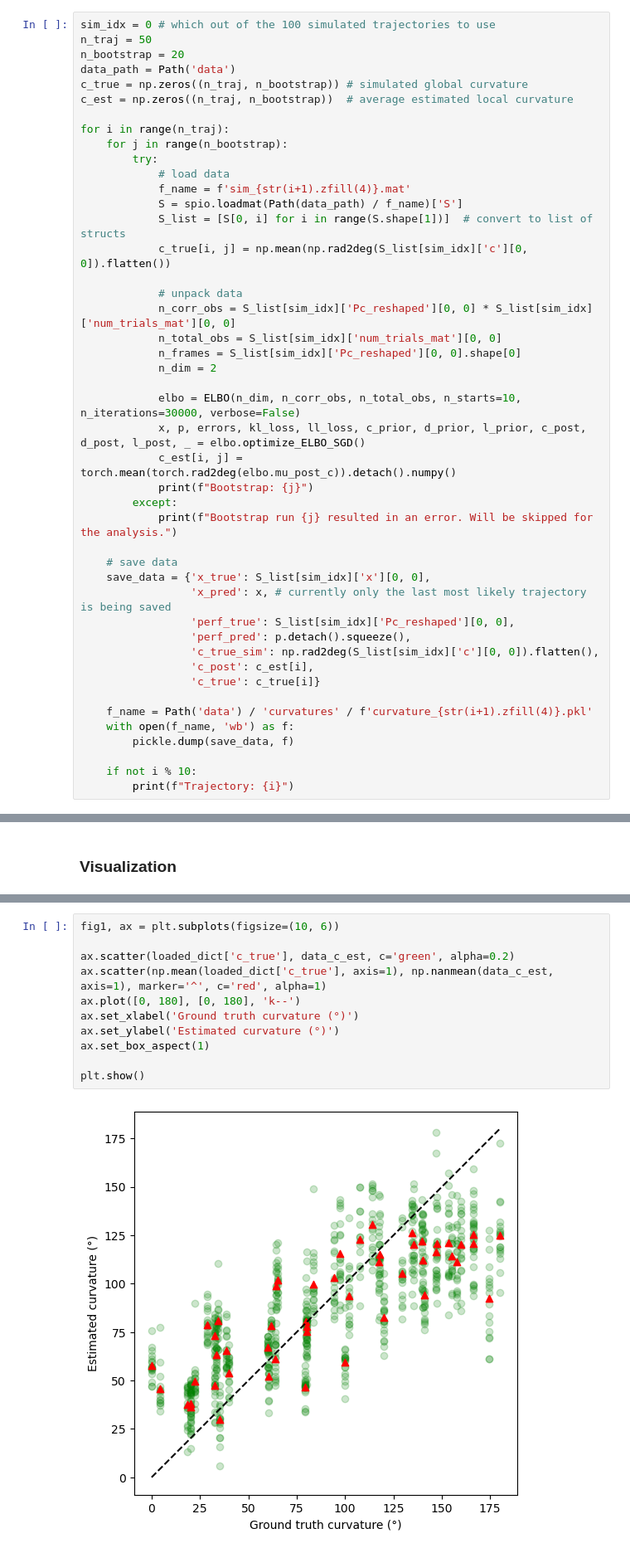
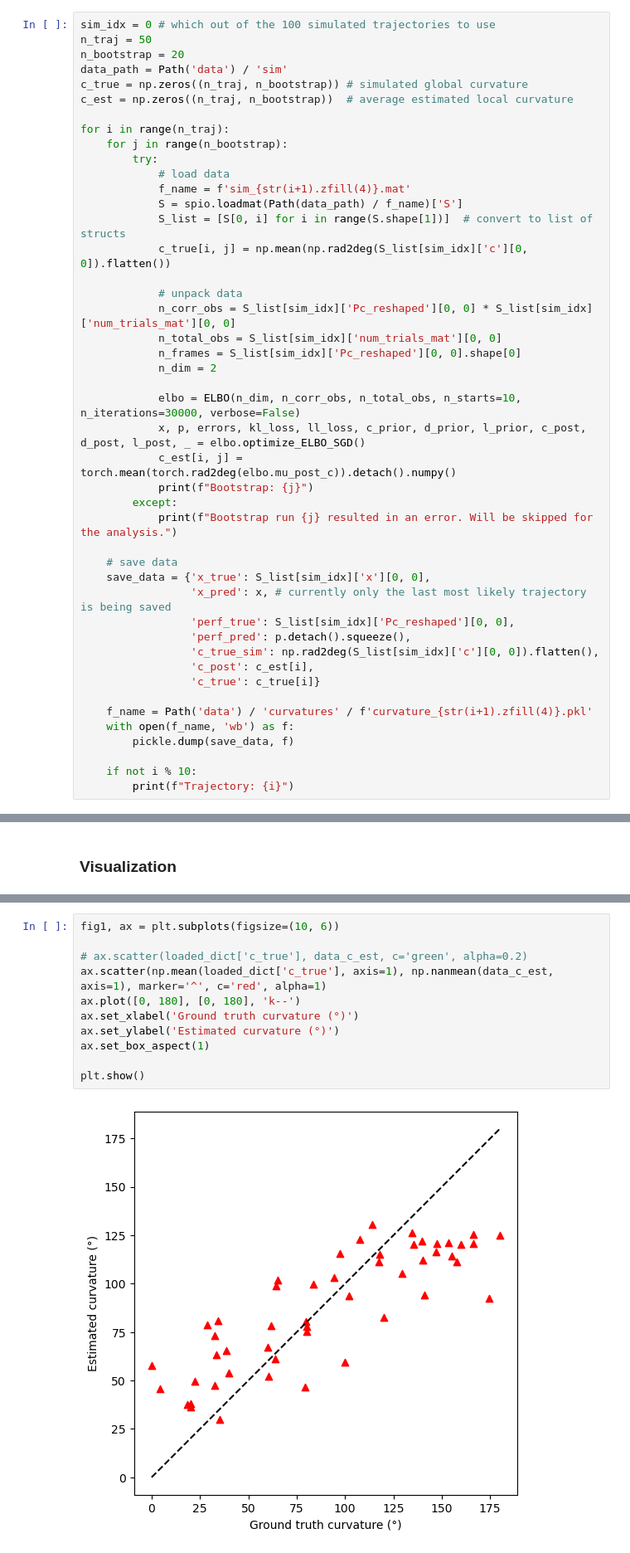
Before and after one commit to nguyen-td/perceptual-straightening, a Jupyter notebook: main_recovery.ipynb, the cells around one changed output, grey strips where cells are left out. Shown at 83% size. Drawn from its saved outputs; the diff is of its cells as text.

Commit message:
change initialization of posterior, add real data analysis

```diff
--- a/main_recovery.ipynb
+++ b/main_recovery.ipynb
@@ -14,7 +14,7 @@ from modules.elbo import ELBO
 sim_idx = 0 # which out of the 100 simulated trajectories to use
 n_traj = 50
 n_bootstrap = 20
-data_path = Path('data')
+data_path = Path('data') / 'sim'
 c_true = np.zeros((n_traj, n_bootstrap)) # simulated global curvature
 c_est = np.zeros((n_traj, n_bootstrap))  # average estimated local curvature
 
@@ -141,13 +141,13 @@ for ifail in range(len(failed_trials)):
 # %%
 fig1, ax = plt.subplots(figsize=(10, 6))
 
-ax.scatter(loaded_dict['c_true'], data_c_est, c='green', alpha=0.2)
+# ax.scatter(loaded_dict['c_true'], data_c_est, c='green', alpha=0.2)
 ax.scatter(np.mean(loaded_dict['c_true'], axis=1), np.nanmean(data_c_est, axis=1), marker='^', c='red', alpha=1)
 ax.plot([0, 180], [0, 180], 'k--')
 ax.set_xlabel('Ground truth curvature (°)')
 ax.set_ylabel('Estimated curvature (°)')
 ax.set_box_aspect(1)
 
 plt.show()
 # %% [output]
-[figure, old version]
+[figure, new version]
```
Also changed, not shown: 8 other files.
